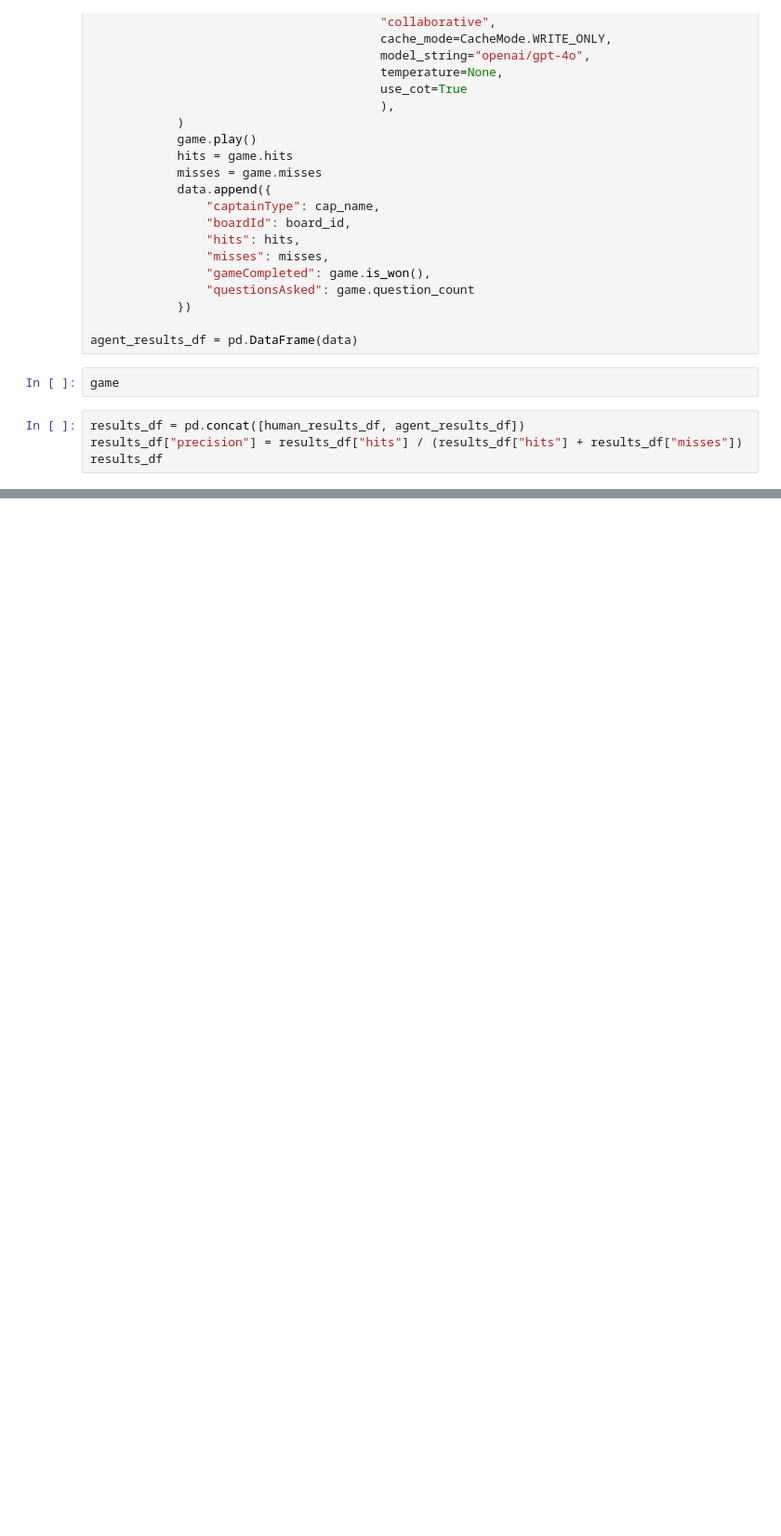
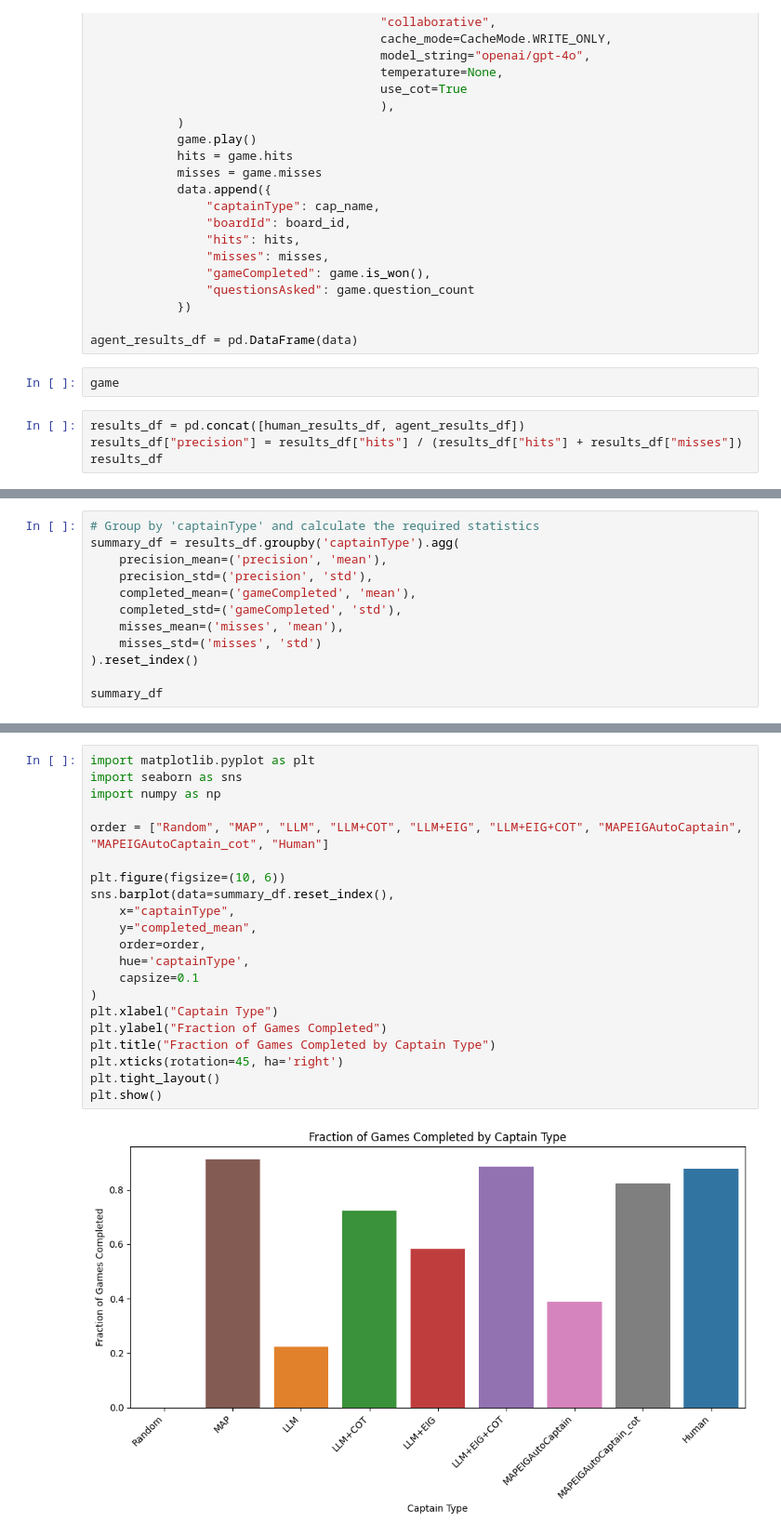
Before and after one commit to gabegrand/battleship, a Jupyter notebook: notebooks/captain_accuracy.ipynb, the cells around one changed output, grey strips where cells are left out. Shown at 93% size. Cells and saved outputs as stored; diff of their text form; blank space fills up the shorter version.

```diff
--- a/notebooks/captain_accuracy.ipynb
+++ b/notebooks/captain_accuracy.ipynb
@@ -230,0 +193,12 @@ plt.show()
+# %%
+# Group by 'captainType' and calculate the required statistics
+summary_df = results_df.groupby('captainType').agg(
+    precision_mean=('precision', 'mean'),
+    precision_std=('precision', 'std'),
+    completed_mean=('gameCompleted', 'mean'),
+    completed_std=('gameCompleted', 'std'),
+    misses_mean=('misses', 'mean'),
+    misses_std=('misses', 'std')
+).reset_index()
+
+summary_df
@@ -230,0 +216,23 @@ plt.show()
+# %%
+import matplotlib.pyplot as plt
+import seaborn as sns
+import numpy as np
+
+order = ["Random", "MAP", "LLM", "LLM+COT", "LLM+EIG", "LLM+EIG+COT", "MAPEIGAutoCaptain", "MAPEIGAutoCaptain_cot", "Human"]
+
+plt.figure(figsize=(10, 6))
+sns.barplot(data=summary_df.reset_index(),
+    x="captainType",
+    y="completed_mean",
+    order=order,
+    hue='captainType',
+    capsize=0.1
+)
+plt.xlabel("Captain Type")
+plt.ylabel("Fraction of Games Completed")
+plt.title("Fraction of Games Completed by Captain Type")
+plt.xticks(rotation=45, ha='right')
+plt.tight_layout()
+plt.show()
+# %% [output]
+[figure, added]
```
Also changed, not shown: parts of 7 cells of this notebook, 6 other files.
